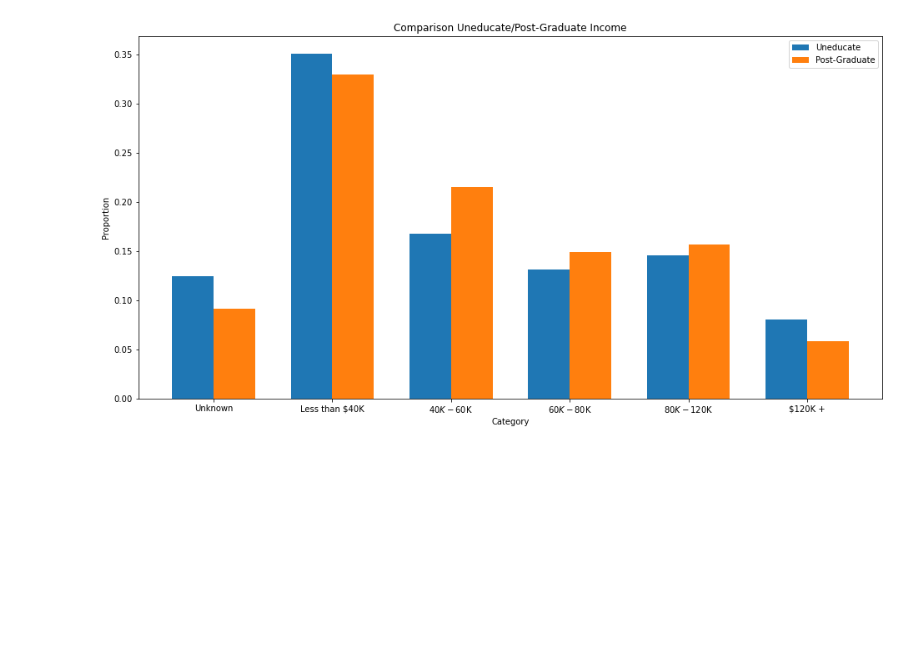
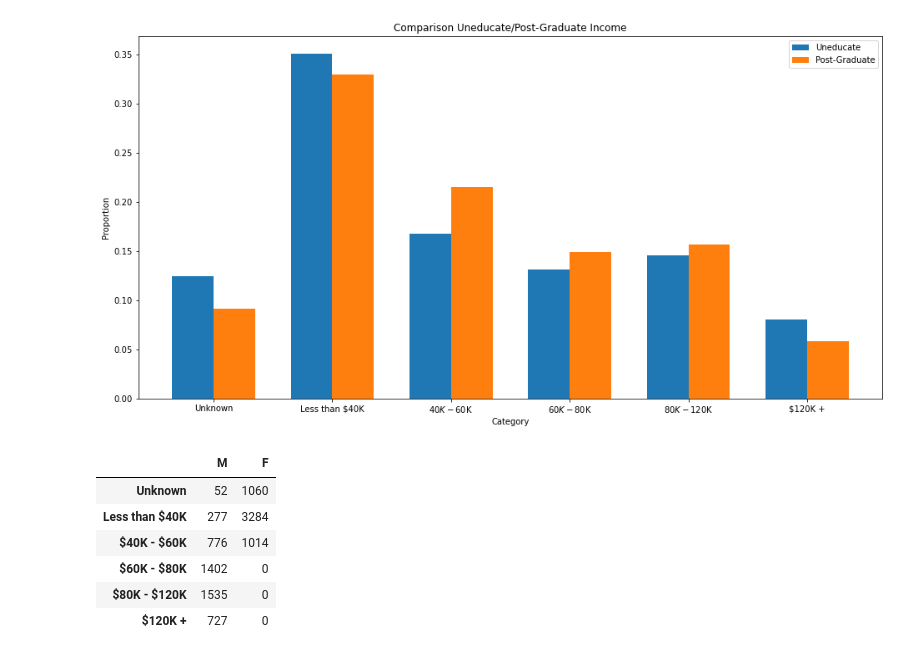
Before and after one commit to cmdraghici/BankChurners, a Jupyter notebook: SalaryQuestions.ipynb, the cells around one changed output. Saved outputs shown, nothing was run; the diff lists cells and outputs as text; code cells hidden in the pictures; blank space fills up the shorter version.

```diff
--- a/SalaryQuestions.ipynb
+++ b/SalaryQuestions.ipynb
@@ -149,3 +148,23 @@ ax.legend()
 plt.show()
 # %% [output]
 [figure]
+# %%
+column_values = ['M', 'F']
+index_values = ['Unknown', 'Less than $40K', '$40K - $60K', '$60K - $80K', '$80K - $120K', '$120K +']
+incomeAllGe = pd.DataFrame(index = index_values, columns = column_values)
+for income in index_values:
+    incomeCount = df.loc[df['Income_Category'] == income, ['Gender']].value_counts()
+    for column in column_values:
+        try:
+            incomeAllGe.loc[income, column] = incomeCount[column].values[0]
+        except KeyError:
+            incomeAllGe.loc[income, column] = 0
+incomeAllGe
+# %% [output]
+|  | M | F |
+| Unknown | 52 | 1060 |
+| Less than $40K | 277 | 3284 |
+| $40K - $60K | 776 | 1014 |
+| $60K - $80K | 1402 | 0 |
+| $80K - $120K | 1535 | 0 |
+| $120K + | 727 | 0 |
```
Also changed, not shown: parts of 4 cells of this notebook.
